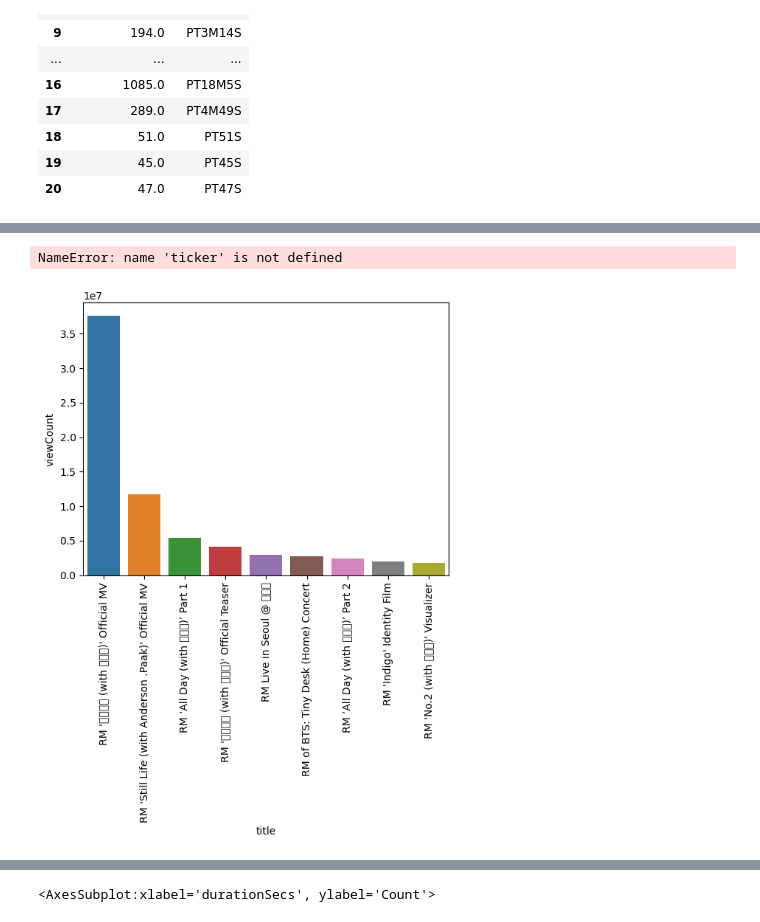
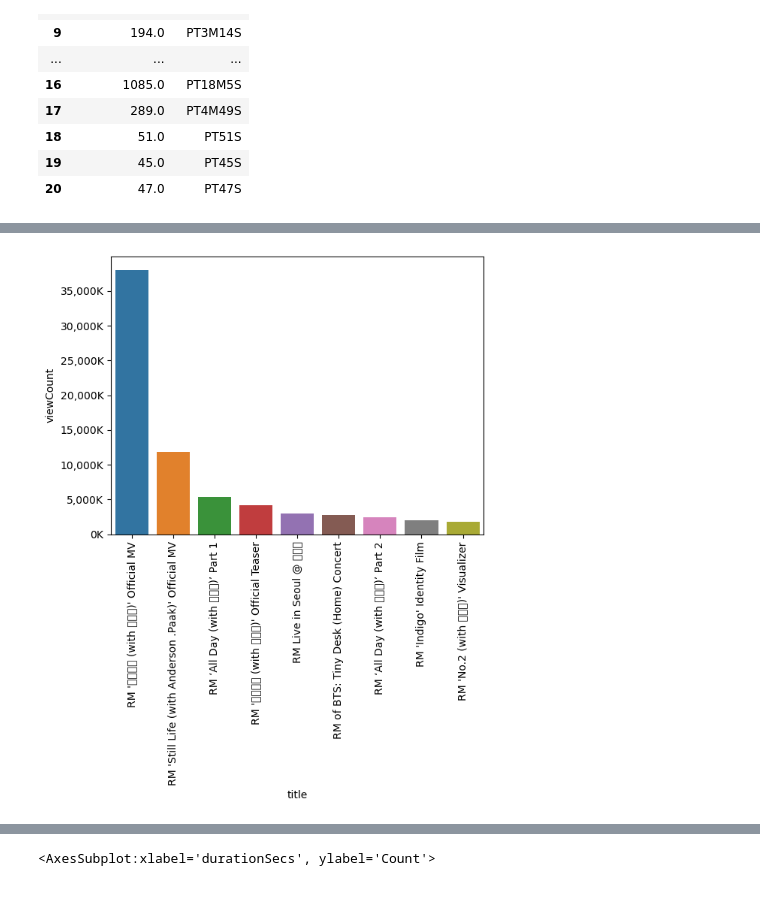
Before and after one commit to datahubtown/YT_API, a Jupyter notebook: YT_API.ipynb, the cells around one changed output, grey strips where cells are left out. Cells and saved outputs as stored; diff of their text form; code cells hidden in the pictures.

```diff
--- a/YT_API.ipynb
+++ b/YT_API.ipynb
@@ -219,7 +221,6 @@ video_df
 # %%
 ax = sns.barplot(x='title', y='viewCount', data = video_df.sort_values('viewCount', ascending=False)[0:9])
 ax.set_xticklabels(ax.get_xticklabels(), rotation=90);
-ax.yaxis.set_major_formatter(ticker.FuncFormatter(lambda x, pos:'{:,.0F}'.format(x/1000) + 'K'))
+ax.yaxis.set_major_formatter(mticker.FuncFormatter(lambda x, pos:'{:,.0F}'.format(x/1000) + 'K'))
 # %% [output]
-NameError: name 'ticker' is not defined
-[figure, old version]
+[figure, new version]
```
Also changed, not shown: parts of 10 cells of this notebook.
